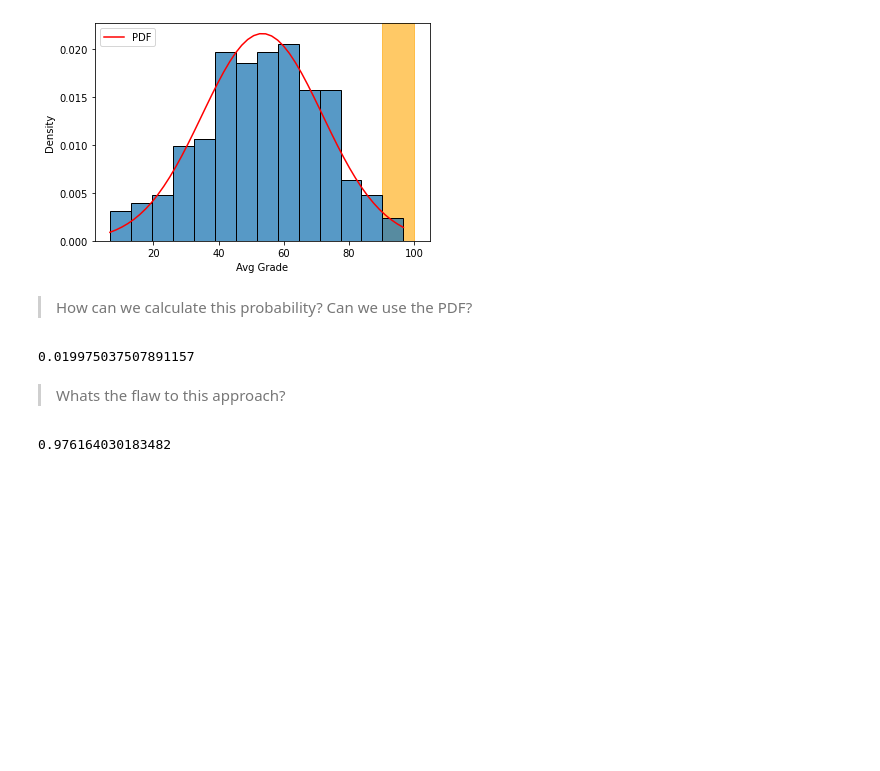
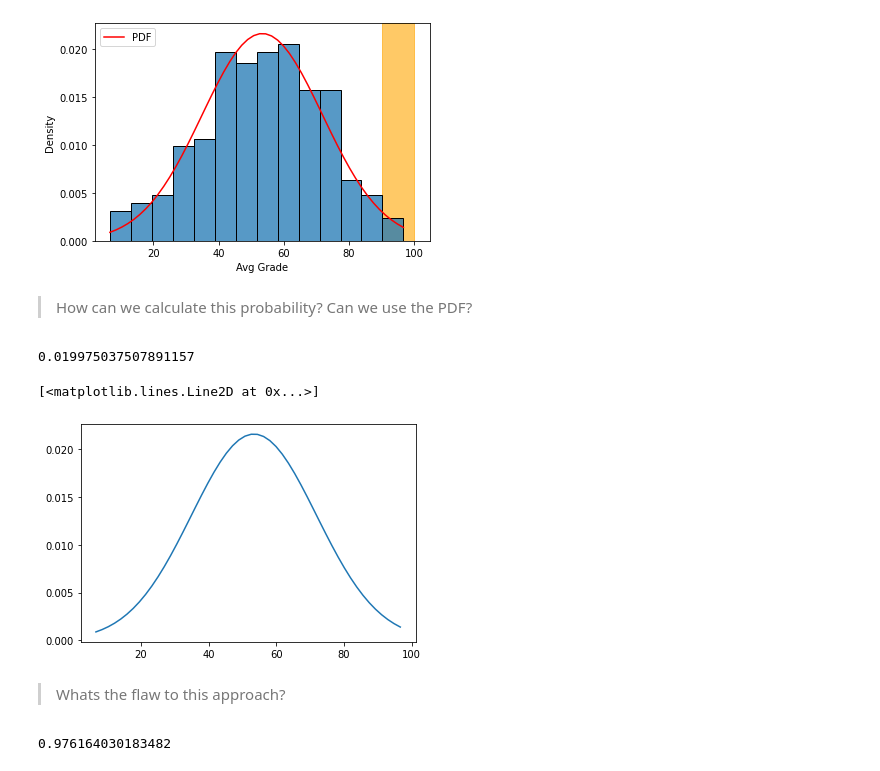
Before and after one commit to purvikansara/Demo, a Jupyter notebook: Hypothesis/From Distributions to Hypothesis .ipynb, the cells around one changed output. Drawn from its saved outputs; the diff is of its cells as text; code cells hidden in the pictures; blank space fills up the shorter version.

```diff
--- a/Hypothesis/From Distributions to Hypothesis .ipynb
+++ b/Hypothesis/From Distributions to Hypothesis .ipynb
@@ -196,6 +197,11 @@ above_90_pdf = stats.norm.pdf(above_90, loc=dist_stats.loc['mean'], scale=dist_s
 above_90_pdf.sum()
 # %% [output]
 0.019975037507891157
+# %%
+plt.plot(xs, pdf)
+# %% [output]
+[<matplotlib.lines.Line2D at 0x...>]
+[figure, added]
 # %% [markdown]
 > Whats the flaw to this approach?
 # %%
```
Also changed, not shown: parts of 7 cells of this notebook.
